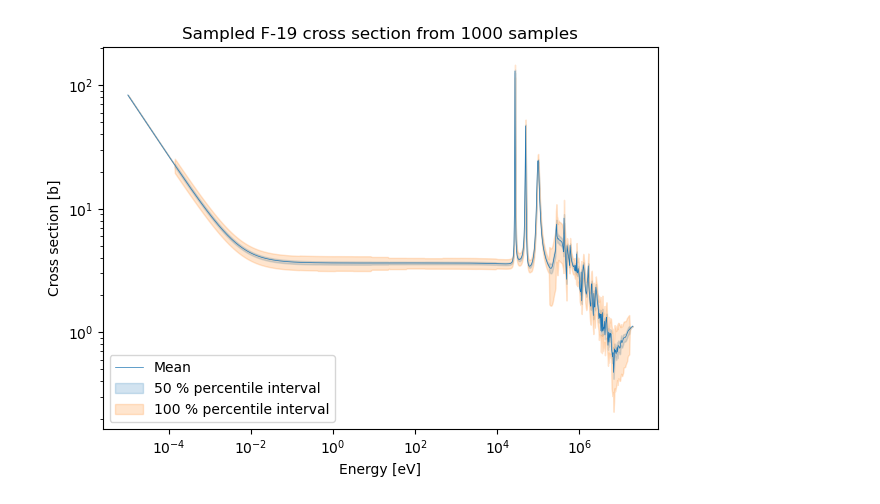
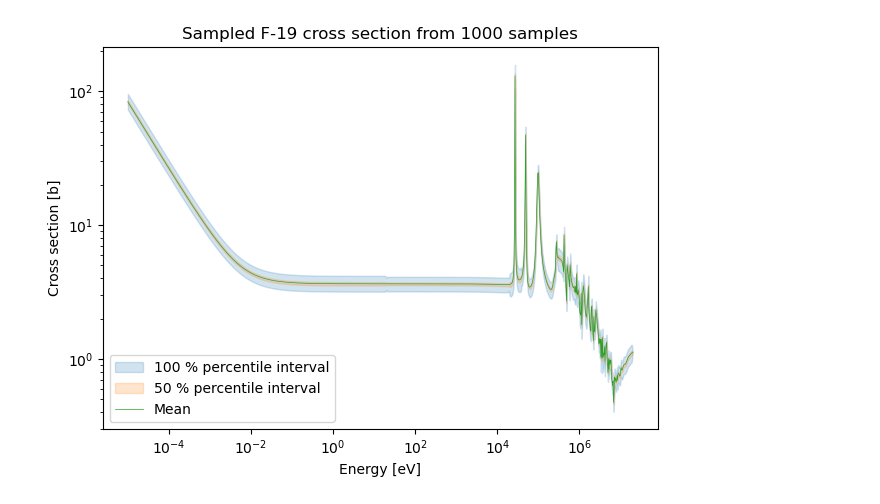
Before and after one commit to Kladdy/master-project, a Jupyter notebook: report_plots/results/sampled_cross_section_plot.ipynb, the cells around one changed output. Saved outputs shown, nothing was run; the diff lists cells and outputs as text; code cells hidden in the pictures.

```diff
--- a/report_plots/results/sampled_cross_section_plot.ipynb
+++ b/report_plots/results/sampled_cross_section_plot.ipynb
@@ -85,19 +84,20 @@ df.head()
 # %%
 plt.figure()
 ax = plt.gca()
-sns.lineplot(data=df, x="energy", y="xs", errorbar=('pi', 50), linewidth=0.5, label="")
-# sns.lineplot(data=df, x="energy", y="xs", errorbar=('pi', 90), linewidth=0, label="_nolegend_")
+
 sns.lineplot(data=df, x="energy", y="xs", errorbar=('pi', 100), linewidth=0, label='_nolegend_')
+sns.lineplot(data=df, x="energy", y="xs", errorbar=('pi', 50), linewidth=0, label="_nolegend_")
+sns.lineplot(data=df, x="energy", y="xs", errorbar=None, linewidth=0.5, label="")
 plt.xscale("log")
 plt.yscale("log")
 
 ax.set_xlabel("Energy [eV]")
 ax.set_ylabel("Cross section [b]")
 ax.set_title(f"Sampled F-19 cross section from {N_ITERATIONS} samples")
 # plt.legend(['Mean', '50 % percentile interval', '90 % percentile interval', '100 % percentile interval'])
-plt.legend(['Mean', '50 % percentile interval', '100 % percentile interval'])
+plt.legend(['100 % percentile interval', '50 % percentile interval', 'Mean'])
 plt.tight_layout()
 
 plt.savefig(f"errorbands_sampled_cross_section_plot_{VERSION}.pdf")
 # %% [output]
-[figure, old version]
+[figure, new version]
```
Also changed, not shown: parts of 2 cells of this notebook, 18 other files.
